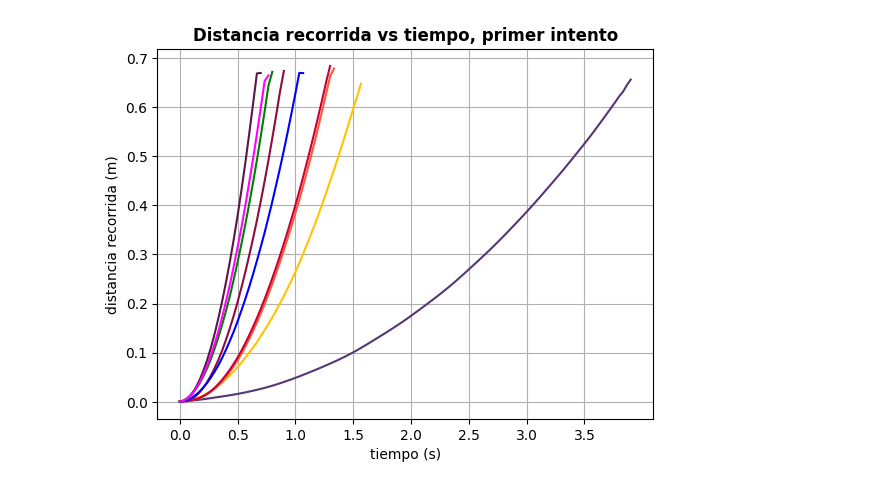
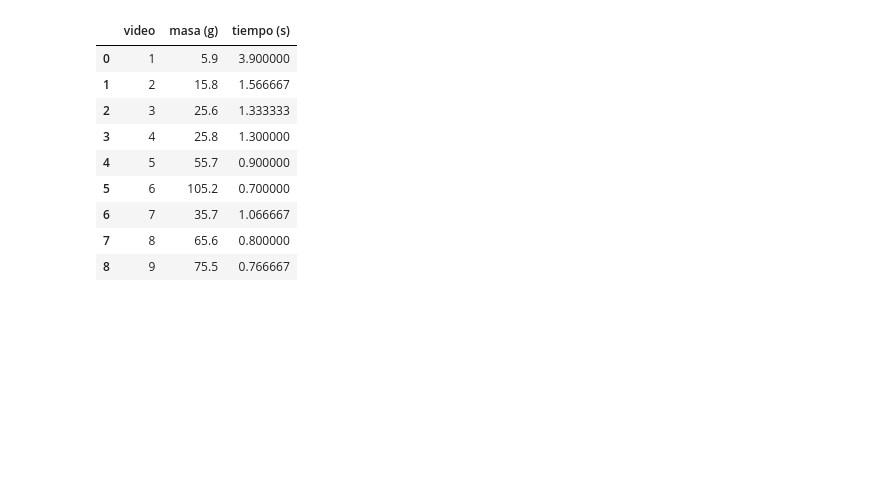
Before and after one commit to Juaan00/Laboratorios_mecanica_FEM, a Jupyter notebook: carrito_con_masa/carro.ipynb, the cells around one changed output. Saved outputs shown, nothing was run; the diff lists cells and outputs as text; code cells hidden in the pictures; blank space fills up the shorter version.

```diff
--- a/carrito_con_masa/carro.ipynb
+++ b/carrito_con_masa/carro.ipynb
@@ -33,24 +33,27 @@ x_8 = datos_8['t']
 y_8 = datos_8['x']
 x_9 = datos_9['t']
 y_9 = datos_9['x']
-# rel_vectores
-plt.title('Distancia recorrida vs tiempo, primer intento', fontsize=12, fontweight='bold')
-plt.plot(x_1, y_1, color='#553772')
-plt.plot(x_2, y_2, color='#FFC300')
-plt.plot(x_3, y_3, color='#FF5733')
-plt.plot(x_4, y_4, color='#C70039')
-plt.plot(x_5, y_5, color='#900C3F')
-plt.plot(x_6, y_6, color='#581845')
-plt.plot(x_7, y_7, color='blue')
-plt.plot(x_8, y_8, color='green')
-plt.plot(x_9, y_9, color='magenta')
-plt.xticks(np.arange(0, 4, 0.5))
-plt.yticks(np.arange(0, 0.8, 0.1))
-plt.xlabel('tiempo (s)')
-plt.ylabel('distancia recorrida (m)')
-# plt.legend(bbox_to_anchor=(1, 0.5))
-plt.grid()
-# plt.savefig('relacion_vectores.png', dpi = 300, bbox_inches = 'tight')
-plt.show()
-# %% [output]
-[figure, removed]
+# %%
+t_1 = np.max(x_1)
+t_2 = np.max(x_2)
+t_3 = np.max(x_3)
+t_4 = np.max(x_4)
+t_5 = np.max(x_5)
+t_6 = np.max(x_6)
+t_7 = np.max(x_7)
+t_8 = np.max(x_8)
+t_9 = np.max(x_9)
+
+tabla = pd.DataFrame({'video': [1,2,3,4,5,6,7,8,9] ,'masa (g)':[5.9,15.8,25.6,25.8,55.7,105.2,35.7,65.6,75.5] ,'tiempo (s)': [t_1, t_2, t_3, t_4, t_5, t_6, t_7, t_8, t_9]})
+tabla
+# %% [output]
+|  | video | masa (g) | tiempo (s) |
+| 0 | 1 | 5.9 | 3.900000 |
+| 1 | 2 | 15.8 | 1.566667 |
+| 2 | 3 | 25.6 | 1.333333 |
+| 3 | 4 | 25.8 | 1.300000 |
+| 4 | 5 | 55.7 | 0.900000 |
+| 5 | 6 | 105.2 | 0.700000 |
+| 6 | 7 | 35.7 | 1.066667 |
+| 7 | 8 | 65.6 | 0.800000 |
+| 8 | 9 | 75.5 | 0.766667 |
```
Also changed, not shown: parts of 1 cell of this notebook, 1 other file.
